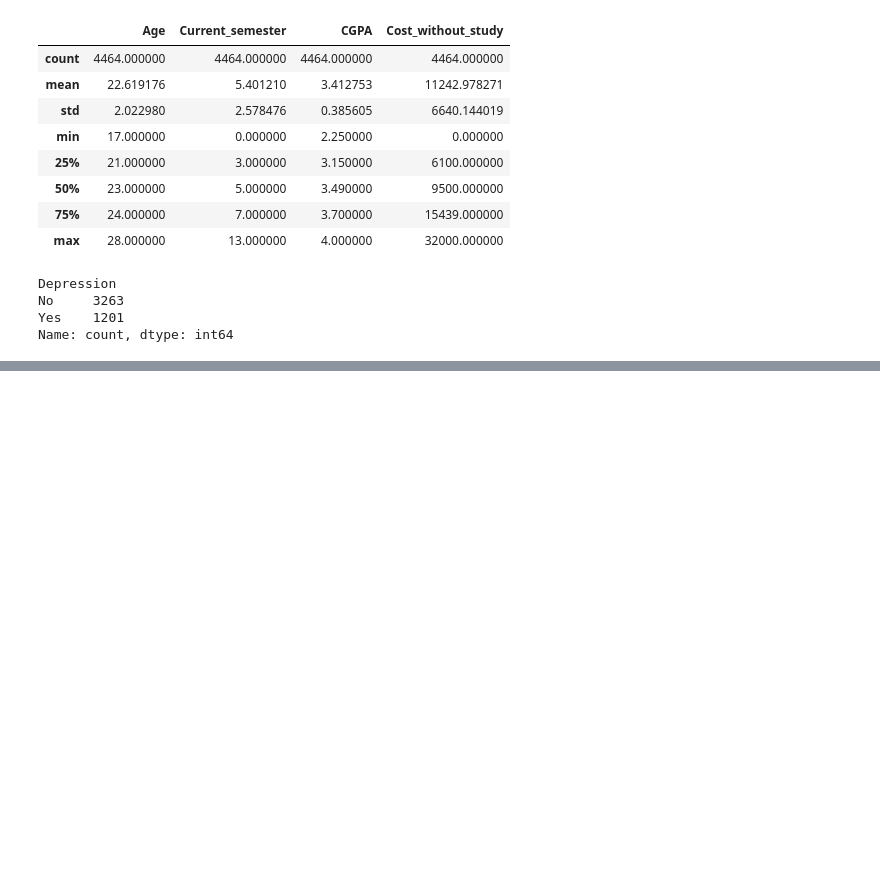
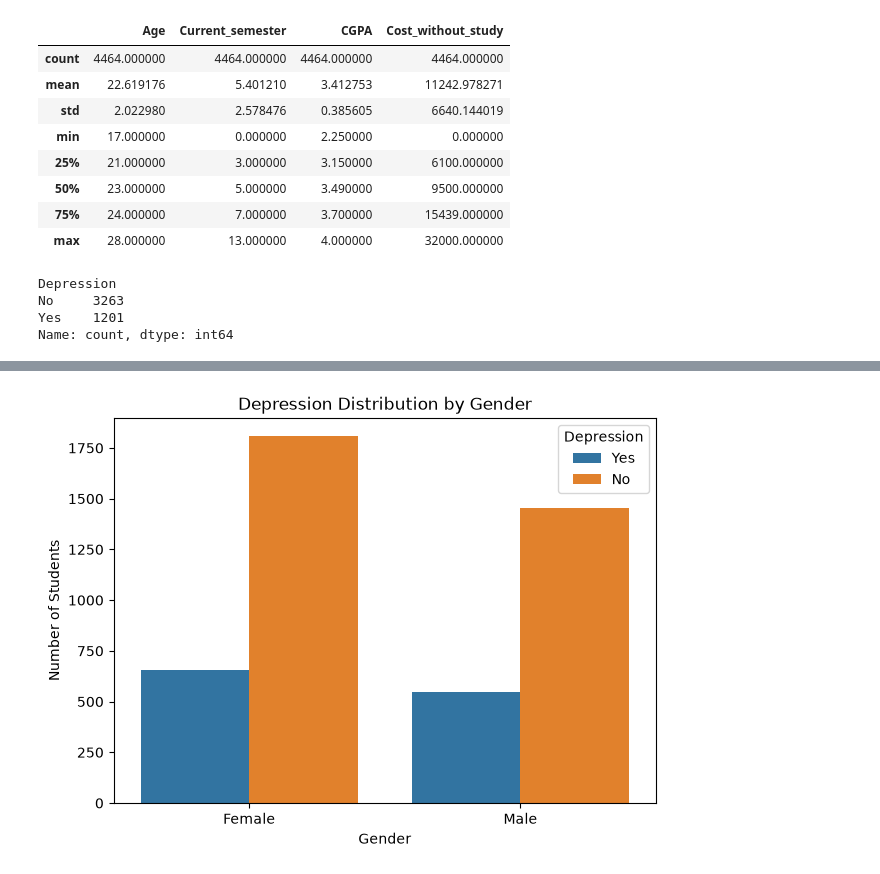
Before and after one commit to Zohra-tech/Student-Depression-Prediction, a Jupyter notebook: notebooks/Student_Depression_Analysis.ipynb, the cells around one changed output, grey strips where cells are left out. Cells and saved outputs as stored; diff of their text form; code cells hidden in the pictures; blank space fills up the shorter version.

```diff
--- a/notebooks/Student_Depression_Analysis.ipynb
+++ b/notebooks/Student_Depression_Analysis.ipynb
@@ -81,0 +103,13 @@ Name: count, dtype: int64
+# %%
+plt.figure(figsize=(7, 5))
+
+sns.countplot(data=df, x="Gender", hue="Depression")
+
+plt.title("Depression Distribution by Gender")
+plt.xlabel("Gender")
+plt.ylabel("Number of Students")
+plt.legend(title="Depression")
+
+plt.show()
+# %% [output]
+[figure, added]
```
Also changed, not shown: parts of 7 cells of this notebook.
